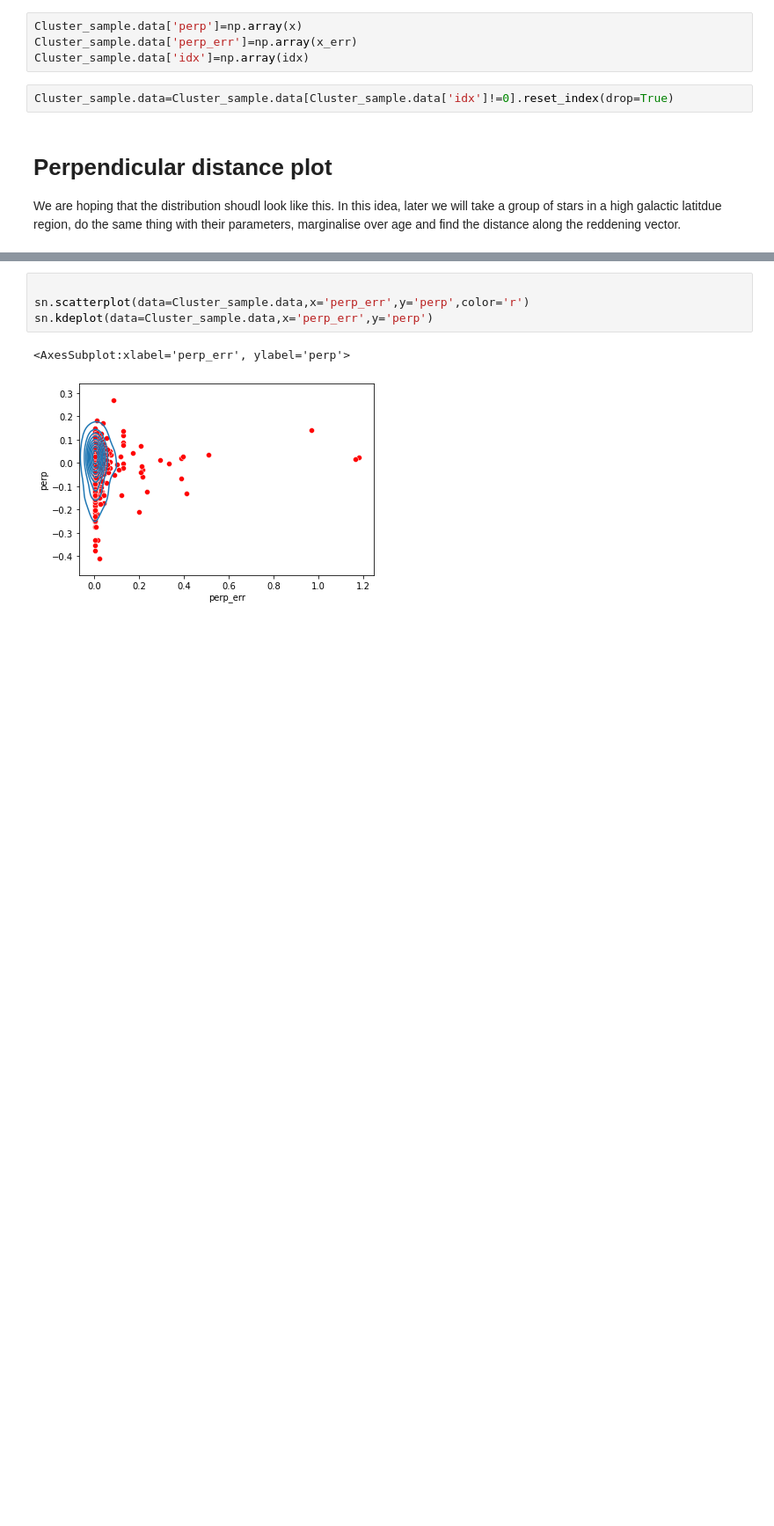
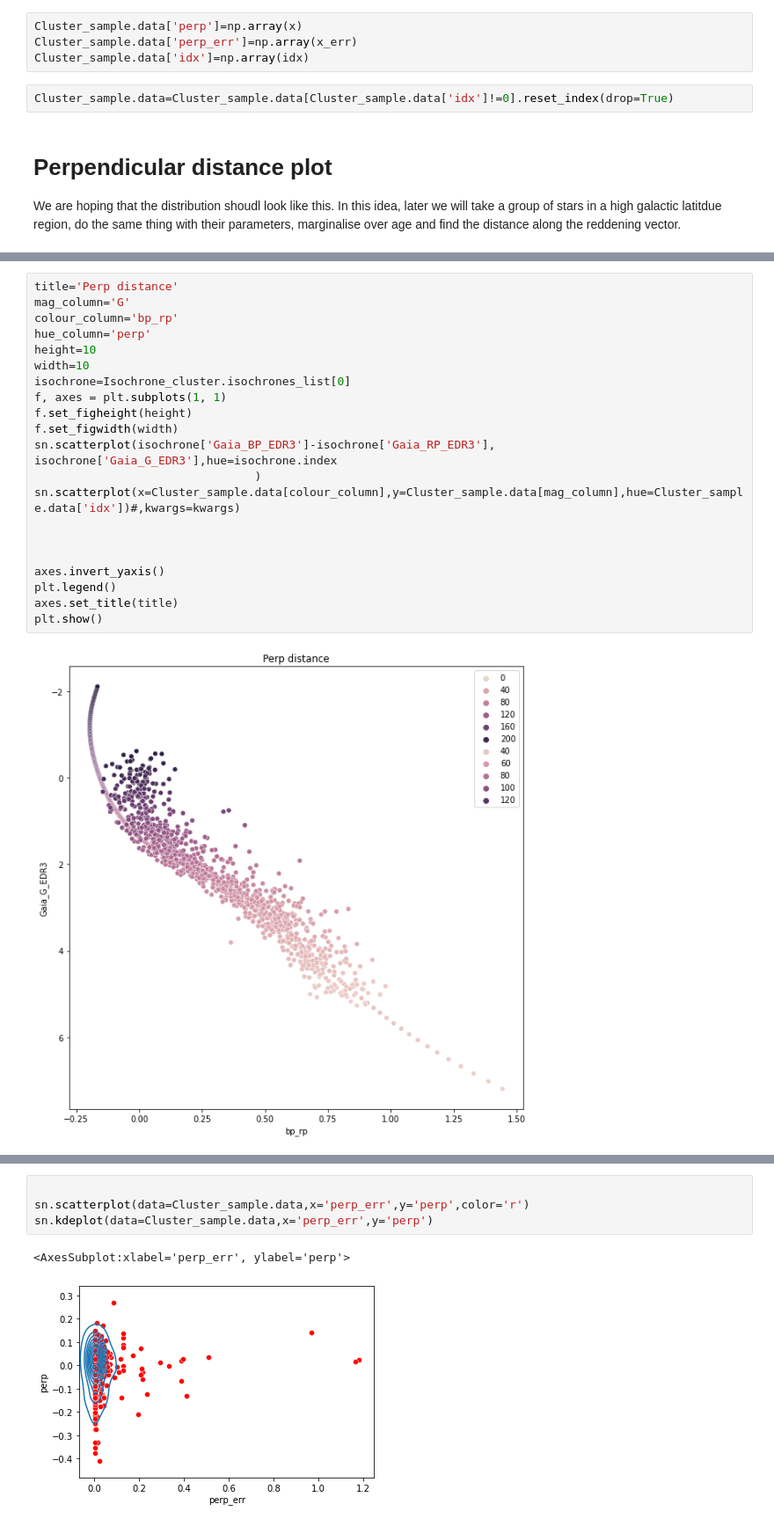
Before and after one commit to ocallam6/VaeStar, a Jupyter notebook: Cluster_sample/Cluster_Sample.ipynb, the cells around one changed output, grey strips where cells are left out. Shown: that part at 88% size. Saved outputs shown, nothing was run; the diff lists cells and outputs as text; blank space fills up the shorter version.

```diff
--- a/Cluster_sample/Cluster_Sample.ipynb
+++ b/Cluster_sample/Cluster_Sample.ipynb
@@ -164,3 +164,26 @@ plt.show()
+# %%
+title='Perp distance'
+mag_column='G'
+colour_column='bp_rp'
+hue_column='perp'
+height=10
+width=10
+isochrone=Isochrone_cluster.isochrones_list[0]
+f, axes = plt.subplots(1, 1)
+f.set_figheight(height)
+f.set_figwidth(width)
+sn.scatterplot(isochrone['Gaia_BP_EDR3']-isochrone['Gaia_RP_EDR3'], isochrone['Gaia_G_EDR3'],hue=isochrone.index
+                                )
+sn.scatterplot(x=Cluster_sample.data[colour_column],y=Cluster_sample.data[mag_column],hue=Cluster_sample.data['idx'])#,kwargs=kwargs)
+
+
+
+axes.invert_yaxis()
+plt.legend()
+axes.set_title(title)
+plt.show()
+# %% [output]
+[figure, added]
 # %%
 title='Perp distance'
 mag_column='G'
```
Also changed, not shown: parts of 6 cells of this notebook, 3 other files.
